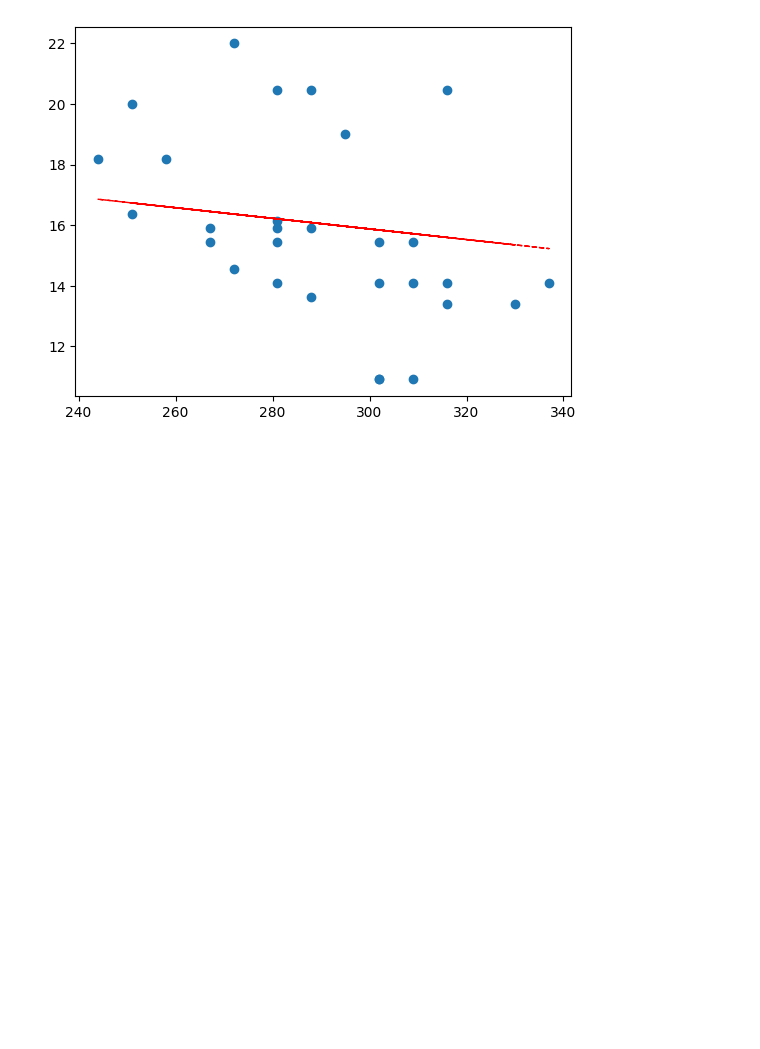
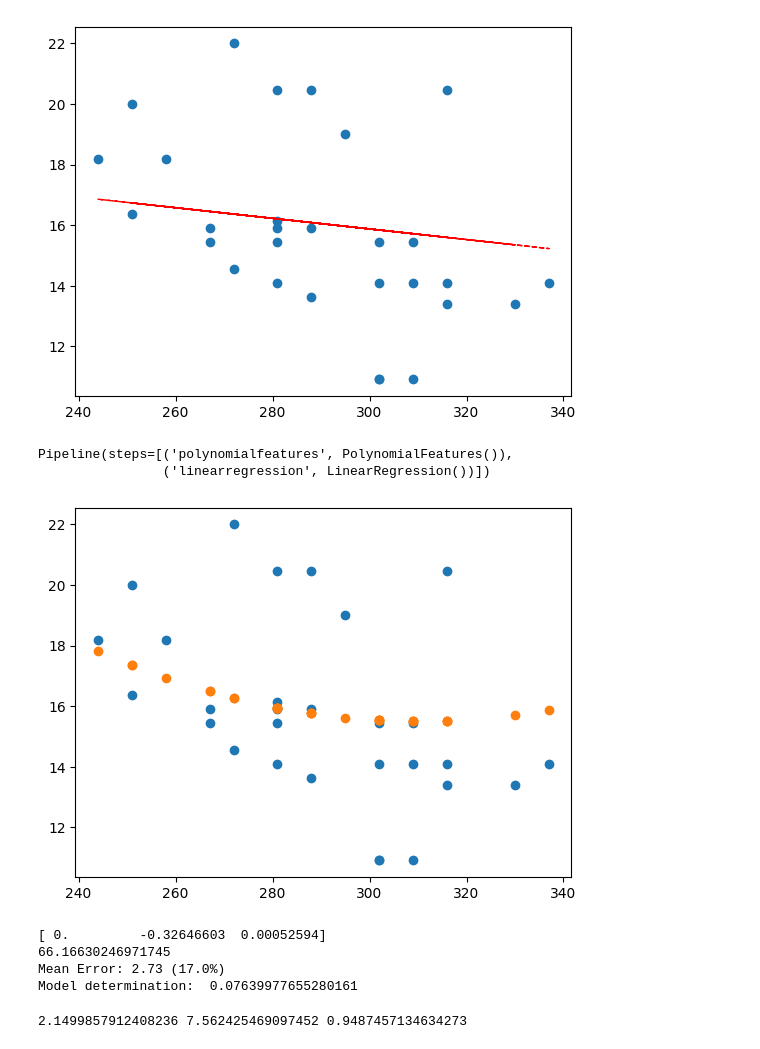
Before and after one commit to mym0404/ML-For-Beginners, a Jupyter notebook: 2-Regression/3-Linear/notebook.ipynb, the cells around one changed output. Cells and saved outputs as stored; diff of their text form; code cells hidden in the pictures; blank space fills up the shorter version.

```diff
--- a/2-Regression/3-Linear/notebook.ipynb
+++ b/2-Regression/3-Linear/notebook.ipynb
@@ -166,0 +171,49 @@ from sklearn.model_selection import train_test_split
+# %%
+from sklearn.preprocessing import PolynomialFeatures
+from sklearn.pipeline import make_pipeline
+
+pipeline = make_pipeline(PolynomialFeatures(2), LinearRegression())
+pipeline.fit(X_train, y_train)
+# %% [output]
+Pipeline(steps=[('polynomialfeatures', PolynomialFeatures()),
+                ('linearregression', LinearRegression())])
+# %%
+pred = pipeline.predict(X_test)
+
+plt.scatter(X_test, y_test)
+plt.scatter(X_test, pred)
+plt.show()
+model = pipeline.named_steps['linearregression']
+print(model.coef_)
+print(model.intercept_)
+
+
+mse = np.sqrt(mean_squared_error(y_test, pred))
+print(f'Mean Error: {mse:3.3} ({mse/np.mean(pred)*100:3.3}%)')
+
+score = pipeline.score(X_train, y_train)
+print('Model determination: ', score)
+# %% [output]
+[figure, added]
+[ 0.         -0.32646603  0.00052594]
+66.16630246971745
+Mean Error: 2.73 (17.0%)
+Model determination:  0.07639977655280161
+# %%
+X = pd.get_dummies(new_pumpkins['Variety']) \
+.join(new_pumpkins['Month']) \
+.join(pd.get_dummies(new_pumpkins['City'])) \
+.join(pd.get_dummies(new_pumpkins['Package']))
+y = new_pumpkins['Price']
+
+X_train, X_test, y_train, y_test = train_test_split(X, y, test_size=0.2)
+model = make_pipeline(PolynomialFeatures(2), LinearRegression())
+model.fit(X_train, y_train)
+
+pred = model.predict(X_test)
+score = model.score(X_test, y_test)
+mse = np.sqrt(mean_squared_error(y_test, pred))
+error_ratio = mse / np.mean(pred) * 100
+print(mse, error_ratio, score)
+# %% [output]
+2.1499857912408236 7.562425469097452 0.9487457134634273
```
Also changed, not shown: parts of 2 cells of this notebook, 1 other file.
